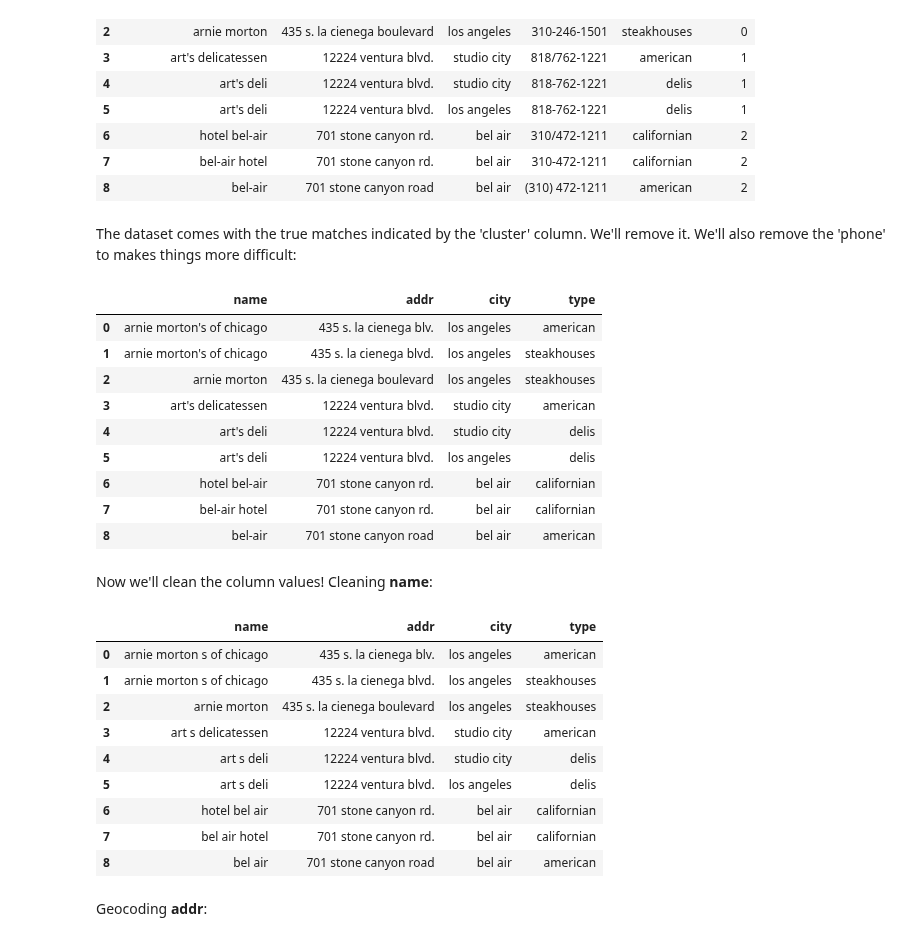
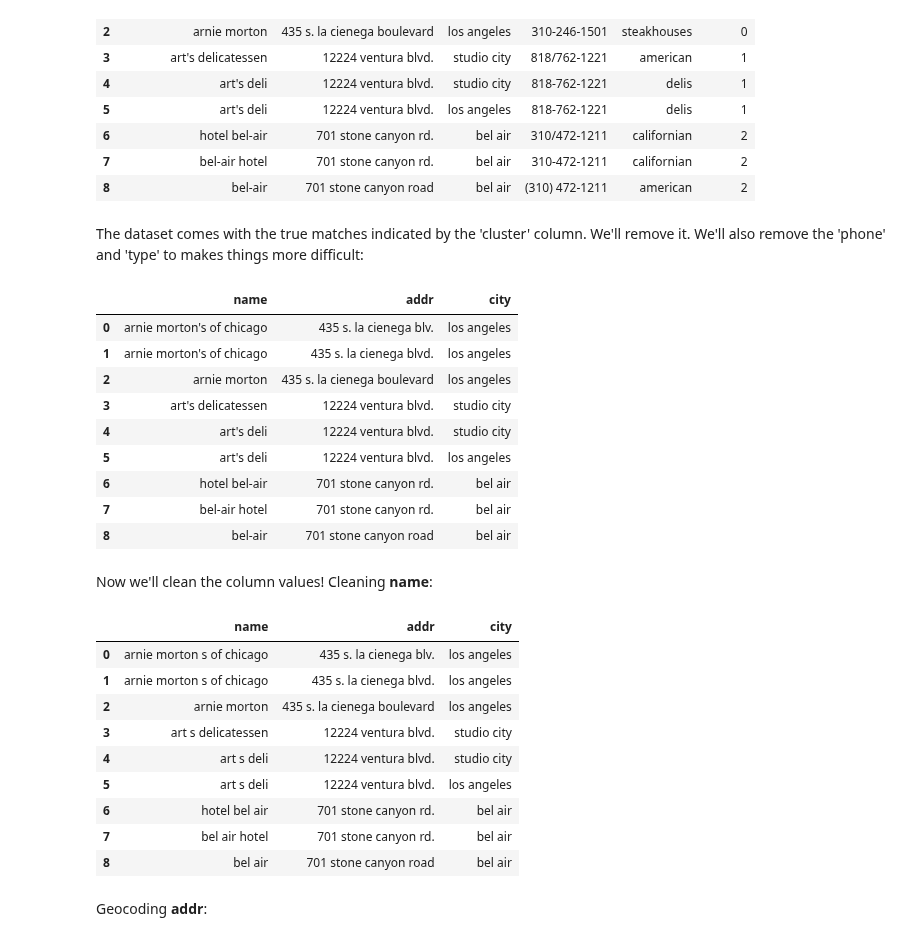
Before and after one commit to vintasoftware/deduplication-slides, a Jupyter notebook: slides-reduced.ipynb, the cells around one changed output. Cells and saved outputs as stored; diff of their text form; code cells hidden in the pictures.

```diff
--- a/slides-reduced.ipynb
+++ b/slides-reduced.ipynb
@@ -269,21 +258,21 @@ df_with_truth.head(9)
 | 7 | bel-air hotel | 701 stone canyon rd. | bel air | 310-472-1211 | californian | 2 |
 | 8 | bel-air | 701 stone canyon road | bel air | (310) 472-1211 | american | 2 |
 # %% [markdown]
-The dataset comes with the true matches indicated by the 'cluster' column. We'll remove it. We'll also remove the 'phone' to makes things more difficult:
+The dataset comes with the true matches indicated by the 'cluster' column. We'll remove it. We'll also remove the 'phone' and 'type' to makes things more difficult:
 # %%
-df = df_with_truth.drop(columns=['cluster', 'phone'])
+df = df_with_truth.drop(columns=['cluster', 'phone', 'type'])
 df.head(9)
 # %% [output]
-|  | name | addr | city | type |
-| 0 | arnie morton's of chicago | 435 s. la cienega blv. | los angeles | american |
-| 1 | arnie morton's of chicago | 435 s. la cienega blvd. | los angeles | steakhouses |
-| 2 | arnie morton | 435 s. la cienega boulevard | los angeles | steakhouses |
-| 3 | art's delicatessen | 12224 ventura blvd. | studio city | american |
-| 4 | art's deli | 12224 ventura blvd. | studio city | delis |
-| 5 | art's deli | 12224 ventura blvd. | los angeles | delis |
-| 6 | hotel bel-air | 701 stone canyon rd. | bel air | californian |
-| 7 | bel-air hotel | 701 stone canyon rd. | bel air | californian |
-| 8 | bel-air | 701 stone canyon road | bel air | american |
+|  | name | addr | city |
+| 0 | arnie morton's of chicago | 435 s. la cienega blv. | los angeles |
+| 1 | arnie morton's of chicago | 435 s. la cienega blvd. | los angeles |
+| 2 | arnie morton | 435 s. la cienega boulevard | los angeles |
+| 3 | art's delicatessen | 12224 ventura blvd. | studio city |
+| 4 | art's deli | 12224 ventura blvd. | studio city |
+| 5 | art's deli | 12224 ventura blvd. | los angeles |
+| 6 | hotel bel-air | 701 stone canyon rd. | bel air |
+| 7 | bel-air hotel | 701 stone canyon rd. | bel air |
+| 8 | bel-air | 701 stone canyon road | bel air |
 # %% [markdown]
 Now we'll clean the column values! Cleaning **name**:
 # %%
@@ -296,16 +285,16 @@ def assign_no_symbols_name(df):
 df = assign_no_symbols_name(df)
 df.head(9)
 # %% [output]
-|  | name | addr | city | type |
-| 0 | arnie morton s of chicago | 435 s. la cienega blv. | los angeles | american |
-| 1 | arnie morton s of chicago | 435 s. la cienega blvd. | los angeles | steakhouses |
-| 2 | arnie morton | 435 s. la cienega boulevard | los angeles | steakhouses |
-| 3 | art s delicatessen | 12224 ventura blvd. | studio city | american |
-| 4 | art s deli | 12224 ventura blvd. | studio city | delis |
-| 5 | art s deli | 12224 ventura blvd. | los angeles | delis |
-| 6 | hotel bel air | 701 stone canyon rd. | bel air | californian |
-| 7 | bel air hotel | 701 stone canyon rd. | bel air | californian |
-| 8 | bel air | 701 stone canyon road | bel air | american |
+|  | name | addr | city |
+| 0 | arnie morton s of chicago | 435 s. la cienega blv. | los angeles |
+| 1 | arnie morton s of chicago | 435 s. la cienega blvd. | los angeles |
+| 2 | arnie morton | 435 s. la cienega boulevard | los angeles |
+| 3 | art s delicatessen | 12224 ventura blvd. | studio city |
+| 4 | art s deli | 12224 ventura blvd. | studio city |
+| 5 | art s deli | 12224 ventura blvd. | los angeles |
+| 6 | hotel bel air | 701 stone canyon rd. | bel air |
+| 7 | bel air hotel | 701 stone canyon rd. | bel air |
+| 8 | bel air | 701 stone canyon road | bel air |
 # %% [markdown]
 Geocoding **addr**:
 # %%
```
Also changed, not shown: parts of 47 cells of this notebook, 4 other files.
